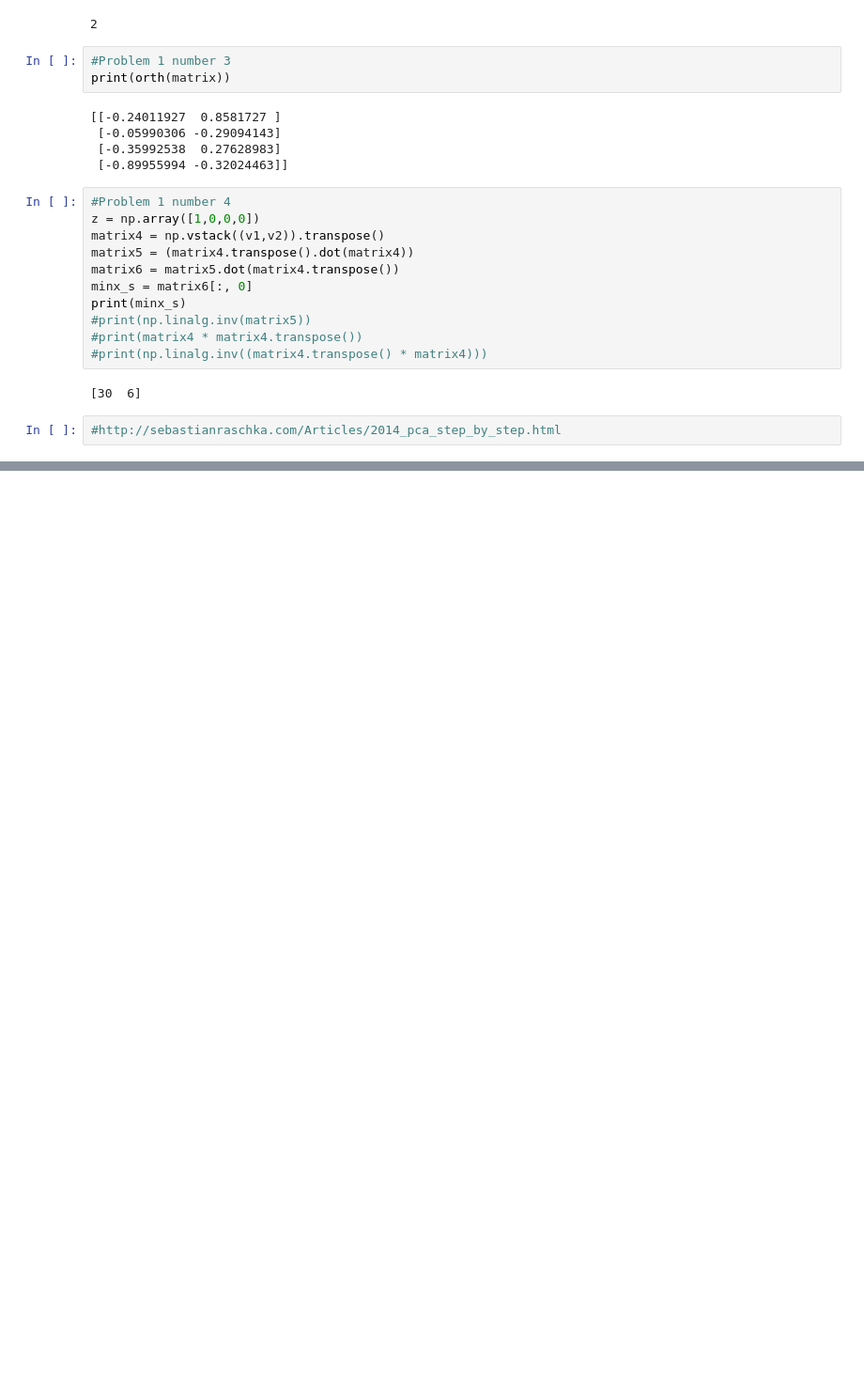
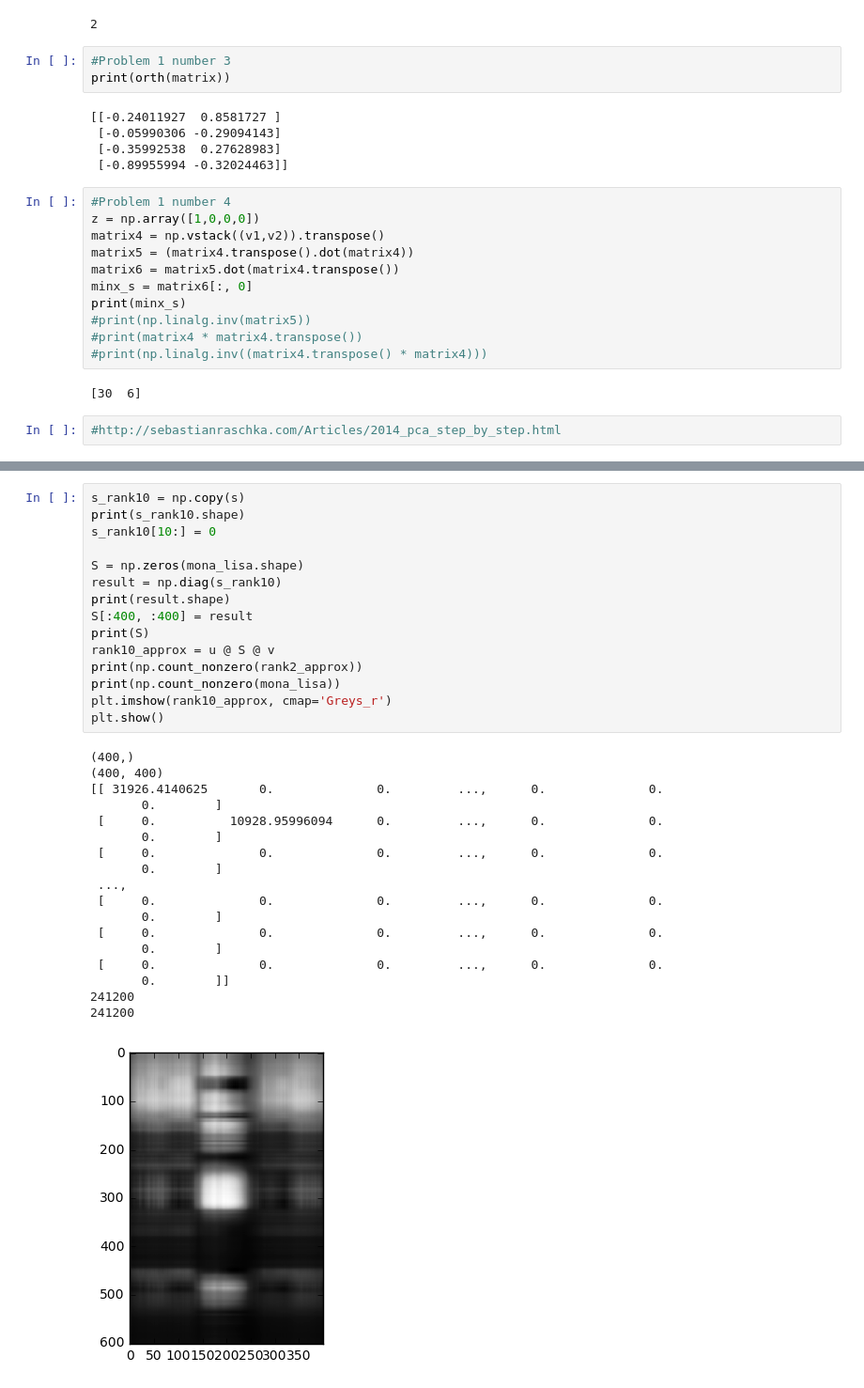
Before and after one commit to MSpearing/Data_Science, a Jupyter notebook: Lab3_connor.ipynb, the cells around one changed output, grey strips where cells are left out. Shown at 94% size. Saved outputs shown, nothing was run; the diff lists cells and outputs as text; blank space fills up the shorter version.

```diff
--- a/Lab3_connor.ipynb
+++ b/Lab3_connor.ipynb
@@ -92,0 +154,34 @@ FileNotFoundError: [Errno 2] No such file or directory: '../Downloads/mona_lisa'
+# %%
+s_rank10 = np.copy(s)
+print(s_rank10.shape)
+s_rank10[10:] = 0
+
+S = np.zeros(mona_lisa.shape)
+result = np.diag(s_rank10)
+print(result.shape)
+S[:400, :400] = result
+print(S)
+rank10_approx = u @ S @ v
+print(np.count_nonzero(rank2_approx))
+print(np.count_nonzero(mona_lisa))
+plt.imshow(rank10_approx, cmap='Greys_r')
+plt.show()
+# %% [output]
+(400,)
+(400, 400)
+[[ 31926.4140625       0.              0.         ...,      0.              0.
+       0.        ]
+ [     0.          10928.95996094      0.         ...,      0.              0.
+       0.        ]
+ [     0.              0.              0.         ...,      0.              0.
+       0.        ]
+ ...,
+ [     0.              0.              0.         ...,      0.              0.
+       0.        ]
+ [     0.              0.              0.         ...,      0.              0.
+       0.        ]
+ [     0.              0.              0.         ...,      0.              0.
+       0.        ]]
+241200
+241200
+[figure, added]
```
Also changed, not shown: parts of 5 cells of this notebook, 1 other file.
